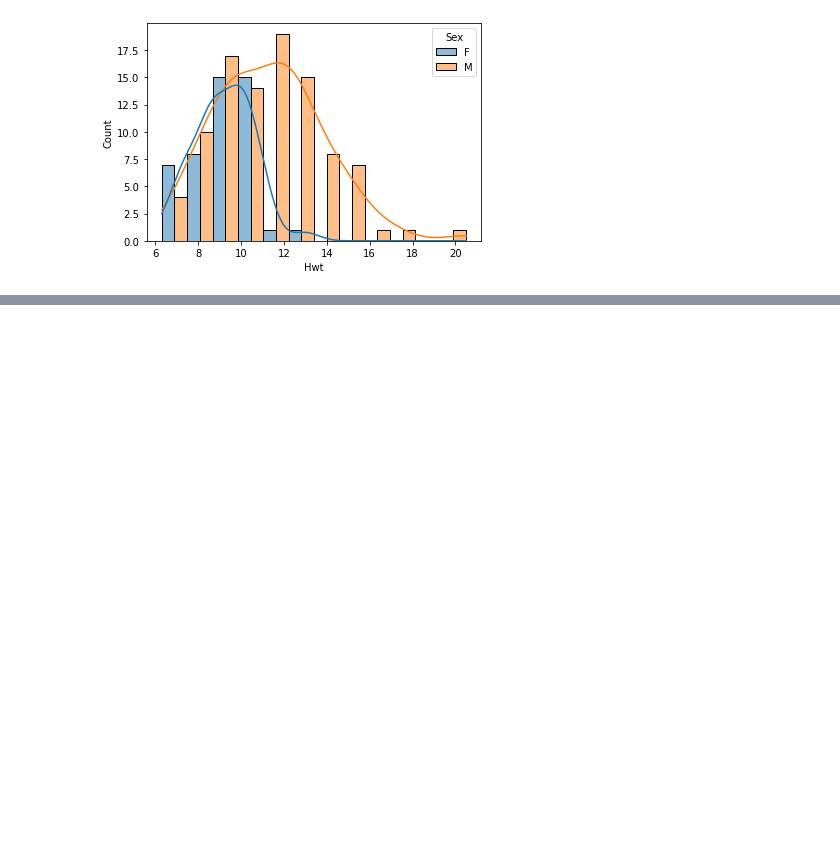
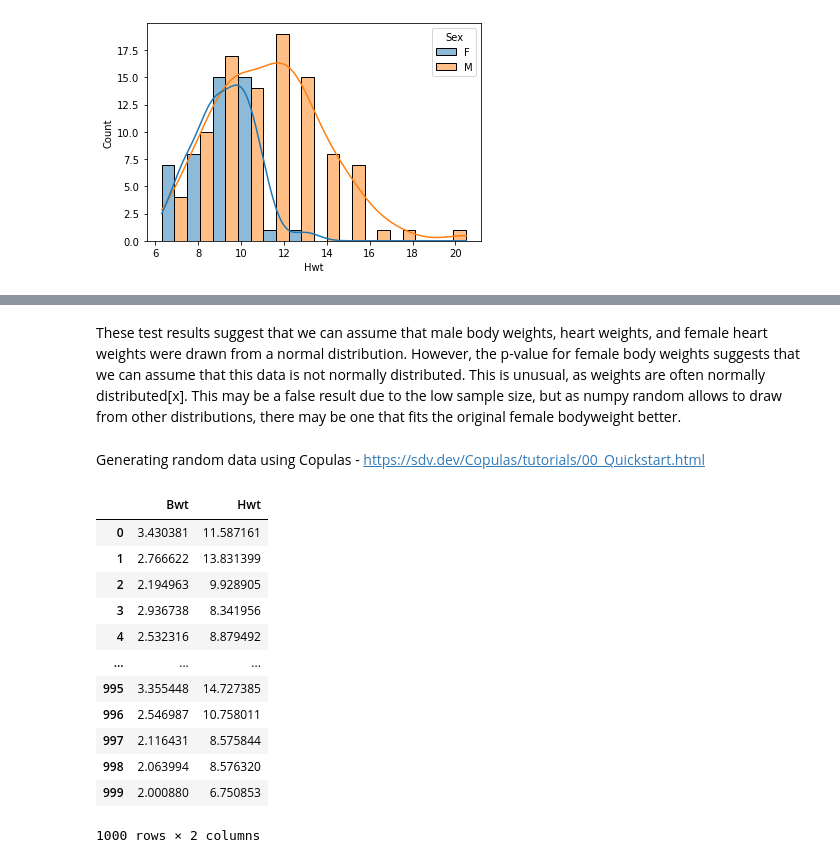
Before and after one commit to andrewjscott/Programming-for-Data-Analysis-Project, a Jupyter notebook: Simulation.ipynb, the cells around one changed output, grey strips where cells are left out. Saved outputs shown, nothing was run; the diff lists cells and outputs as text; code cells hidden in the pictures; blank space fills up the shorter version.

```diff
--- a/Simulation.ipynb
+++ b/Simulation.ipynb
@@ -146,0 +307,31 @@ df_cats_male = df_cats.loc[df_cats['Sex'] == 'M']
+# %% [markdown]
+These test results suggest that we can assume that male body weights, heart weights, and female heart weights were drawn from a normal distribution. However, the p-value for female body weights suggests that we can assume that this data is not normally distributed. This is unusual, as weights are often normally distributed[x]. This may be a false result due to the low sample size, but as numpy random allows to draw from other distributions, there may be one that fits the original female bodyweight better.
+# %% [markdown]
+Generating random data using Copulas - https://sdv.dev/Copulas/tutorials/00_Quickstart.html
+# %%
+from copulas.multivariate import GaussianMultivariate
+
+copula = GaussianMultivariate()
+# %%
+df_test = df_cats[['Bwt', 'Hwt']]
+# %%
+copula.fit(df_test)
+# %%
+num_samples = 1000
+
+synthetic_data = copula.sample(num_samples)
+synthetic_data
+# %% [output]
+|  | Bwt | Hwt |
+| 0 | 3.430381 | 11.587161 |
+| 1 | 2.766622 | 13.831399 |
+| 2 | 2.194963 | 9.928905 |
+| 3 | 2.936738 | 8.341956 |
+| 4 | 2.532316 | 8.879492 |
+| ... | ... | ... |
+| 995 | 3.355448 | 14.727385 |
+| 996 | 2.546987 | 10.758011 |
+| 997 | 2.116431 | 8.575844 |
+| 998 | 2.063994 | 8.576320 |
+| 999 | 2.000880 | 6.750853 |
+1000 rows × 2 columns
```
Also changed, not shown: parts of 21 cells of this notebook.
